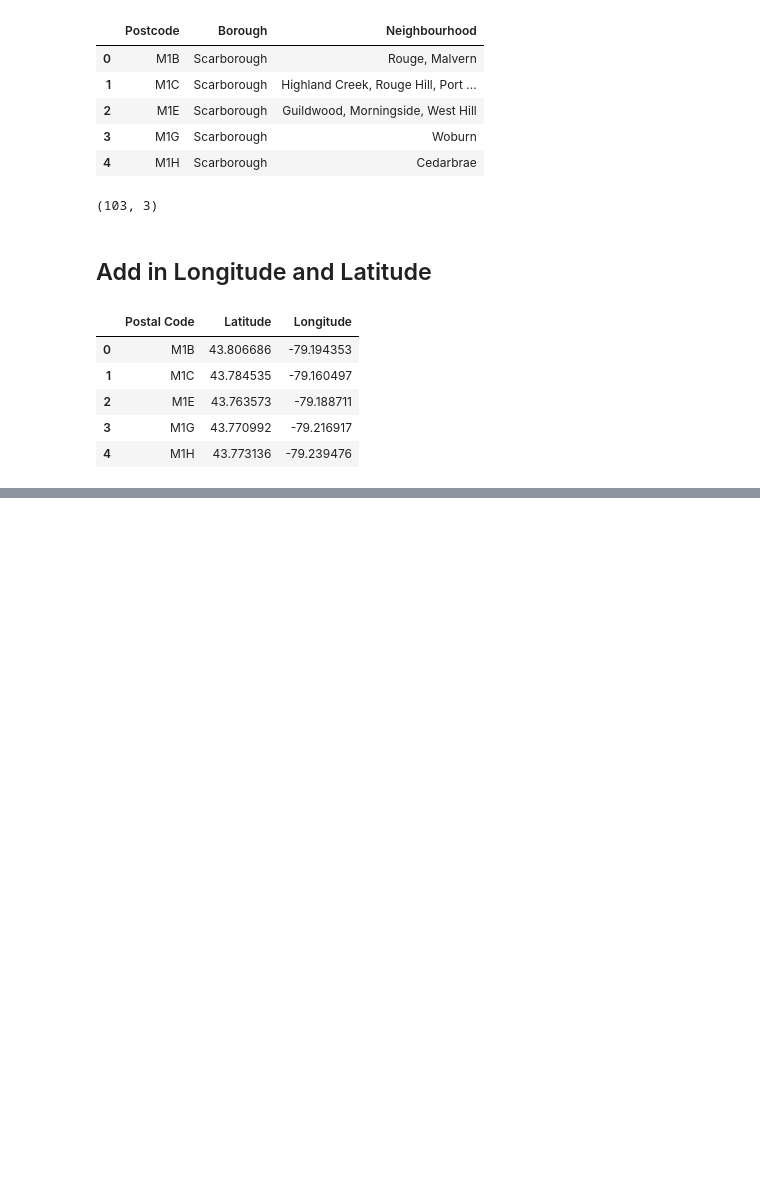
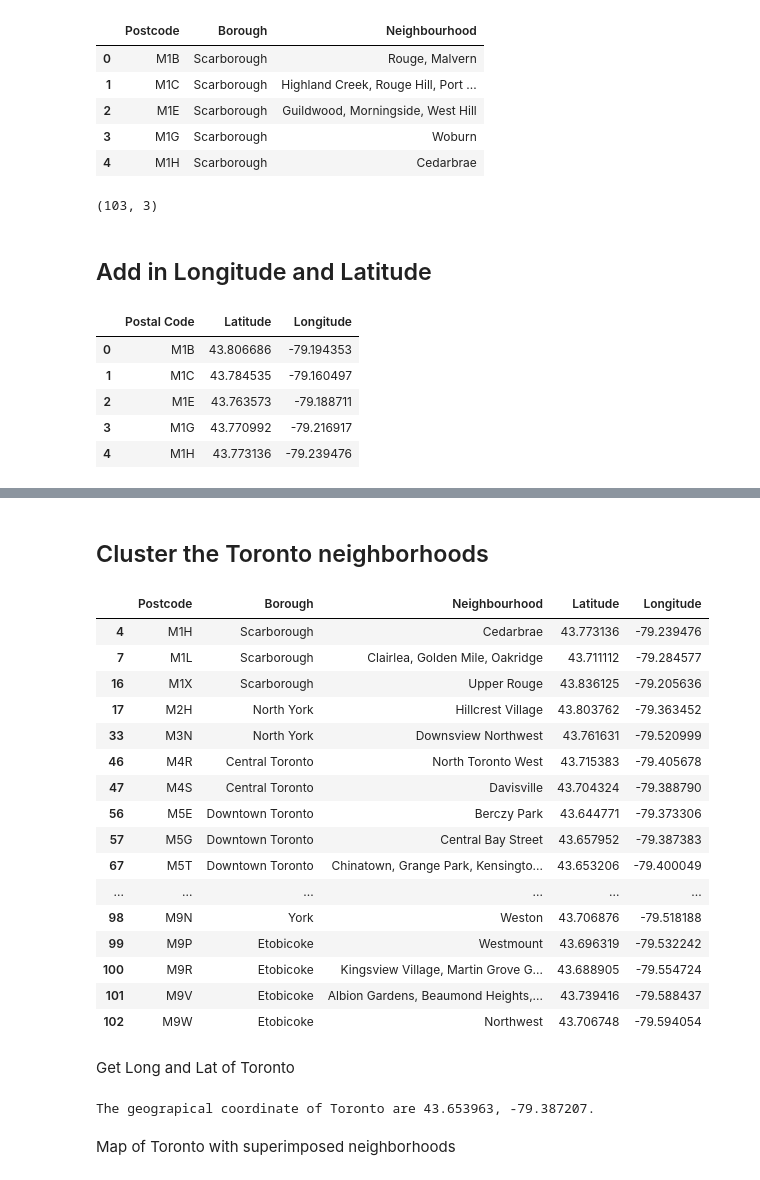
Before and after one commit to amendenhall137/ML_Capstone_Coursera, a Jupyter notebook: Coursera_Capstone.ipynb, the cells around one changed output, grey strips where cells are left out. Cells and saved outputs as stored; diff of their text form; code cells hidden in the pictures; blank space fills up the shorter version.

```diff
--- a/Coursera_Capstone.ipynb
+++ b/Coursera_Capstone.ipynb
@@ -113,0 +126,38 @@ df_plusll.head()
+# %% [markdown]
+## Cluster the Toronto neighborhoods
+# %%
+#Dataframe of Boroughs that contain the word Toronto
+df_toronto = df_ll[(df['Borough'].str.contains(' Toronto'))]
+df_toronto
+# %% [output]
+|  | Postcode | Borough | Neighbourhood | Latitude | Longitude |
+| 4 | M1H | Scarborough | Cedarbrae | 43.773136 | -79.239476 |
+| 7 | M1L | Scarborough | Clairlea, Golden Mile, Oakridge | 43.711112 | -79.284577 |
+| 16 | M1X | Scarborough | Upper Rouge | 43.836125 | -79.205636 |
+| 17 | M2H | North York | Hillcrest Village | 43.803762 | -79.363452 |
+| 33 | M3N | North York | Downsview Northwest | 43.761631 | -79.520999 |
+| 46 | M4R | Central Toronto | North Toronto West | 43.715383 | -79.405678 |
+| 47 | M4S | Central Toronto | Davisville | 43.704324 | -79.388790 |
+| 56 | M5E | Downtown Toronto | Berczy Park | 43.644771 | -79.373306 |
+| 57 | M5G | Downtown Toronto | Central Bay Street | 43.657952 | -79.387383 |
+| 67 | M5T | Downtown Toronto | Chinatown, Grange Park, Kensingto... | 43.653206 | -79.400049 |
+| ... | ... | ... | ... | ... | ... |
+| 98 | M9N | York | Weston | 43.706876 | -79.518188 |
+| 99 | M9P | Etobicoke | Westmount | 43.696319 | -79.532242 |
+| 100 | M9R | Etobicoke | Kingsview Village, Martin Grove G... | 43.688905 | -79.554724 |
+| 101 | M9V | Etobicoke | Albion Gardens, Beaumond Heights,... | 43.739416 | -79.588437 |
+| 102 | M9W | Etobicoke | Northwest | 43.706748 | -79.594054 |
+# %% [markdown]
+Get Long and Lat of Toronto
+# %%
+address = 'Toronto, CA'
+
+geolocator = Nominatim(user_agent="ny_explorer")
+location = geolocator.geocode(address)
+latitude = location.latitude
+longitude = location.longitude
+print('The geograpical coordinate of Toronto are {}, {}.'.format(latitude, longitude))
+# %% [output]
+The geograpical coordinate of Toronto are 43.653963, -79.387207.
+# %% [markdown]
+Map of Toronto with superimposed neighborhoods
```
Also changed, not shown: parts of 25 cells of this notebook.
